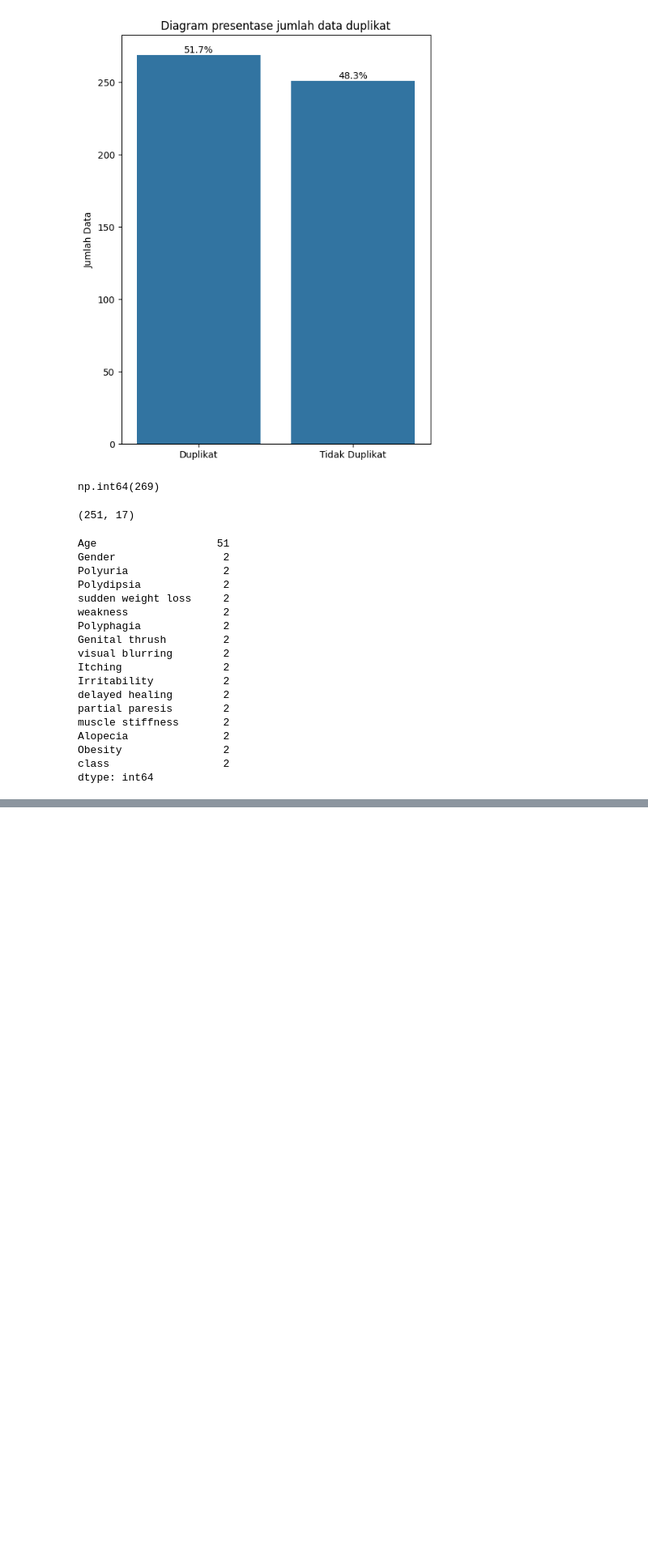
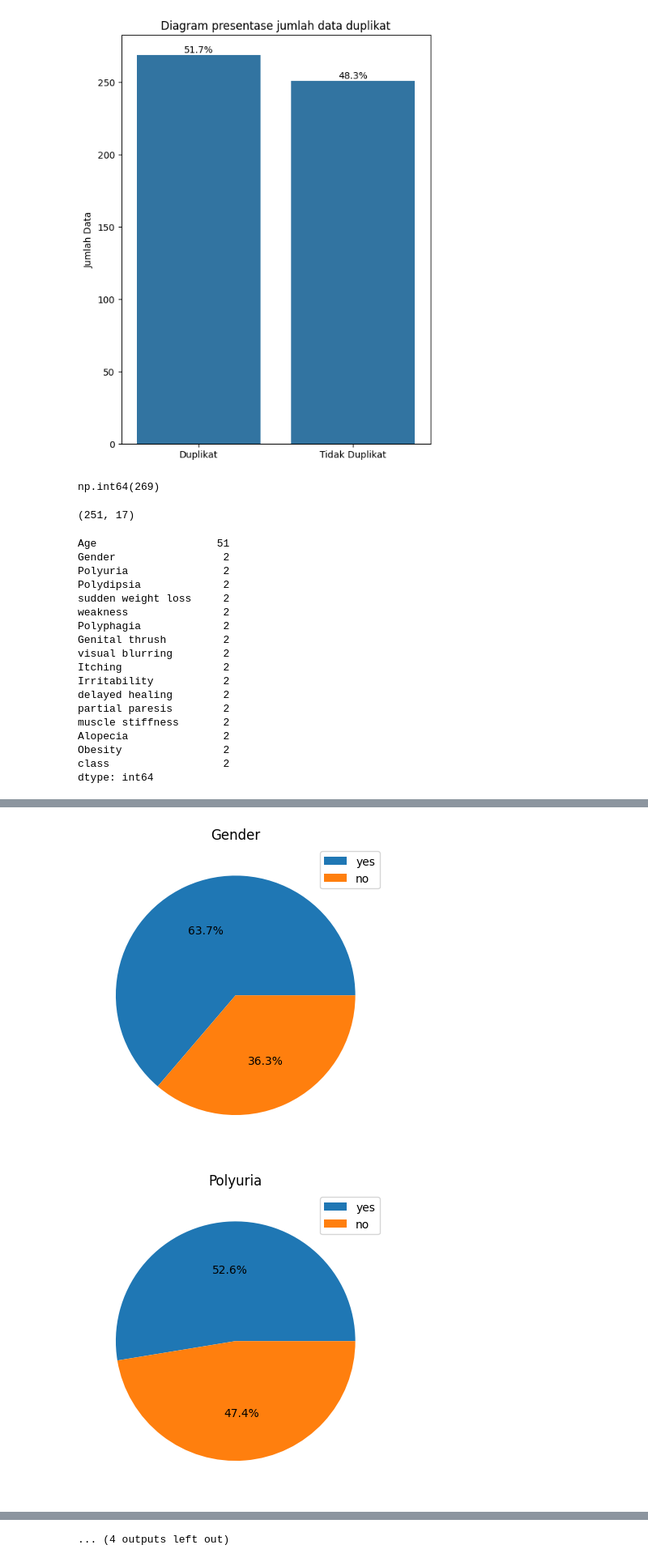
Before and after one commit to zee-mora/python_diabetes_colab, a Jupyter notebook: main.ipynb, the cells around one changed output, grey strips where cells are left out. Shown at 81% size. Drawn from its saved outputs; the diff is of its cells as text; code cells hidden in the pictures; blank space fills up the shorter version.

```diff
--- a/main.ipynb
+++ b/main.ipynb
@@ -150,0 +149,18 @@ dtype: int64
+# %%
+for x in df.select_dtypes(exclude=['int64']):
+    plt.pie(df[x].value_counts(), autopct='%1.1f%%')
+    legend = [
+        'yes',
+        'no'
+    ]
+    if x == 'gender':
+        legend = [
+            'male',
+            'female'
+        ]
+    plt.legend(legend)
+    plt.title(x)
+    plt.show()
+# %% [output]
+[figure, added]
+[figure, added]
@@ -151,3 +177,4 @@ dtype: int64
+... (4 outputs left out)
 # %%
 def encode_column(col): # membuat function untuk melakukan encoding data dengan variable unique
     unique_vals = col.unique()
```
Also changed, not shown: parts of 4 cells of this notebook.
